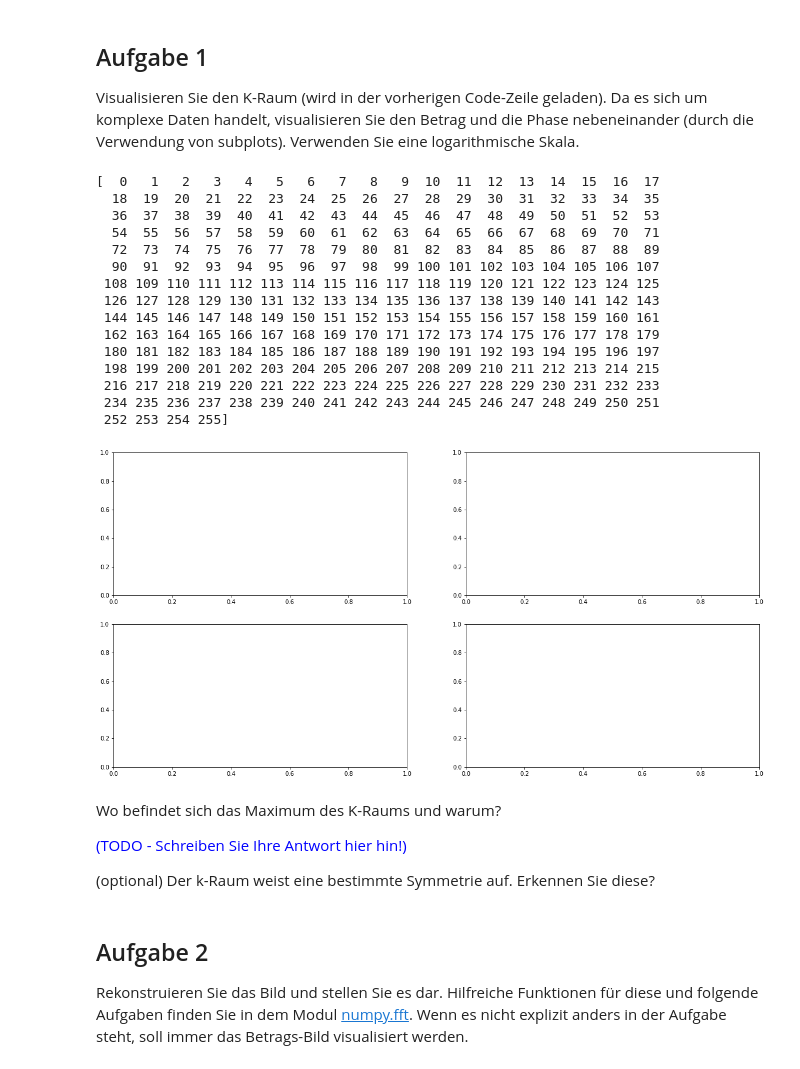
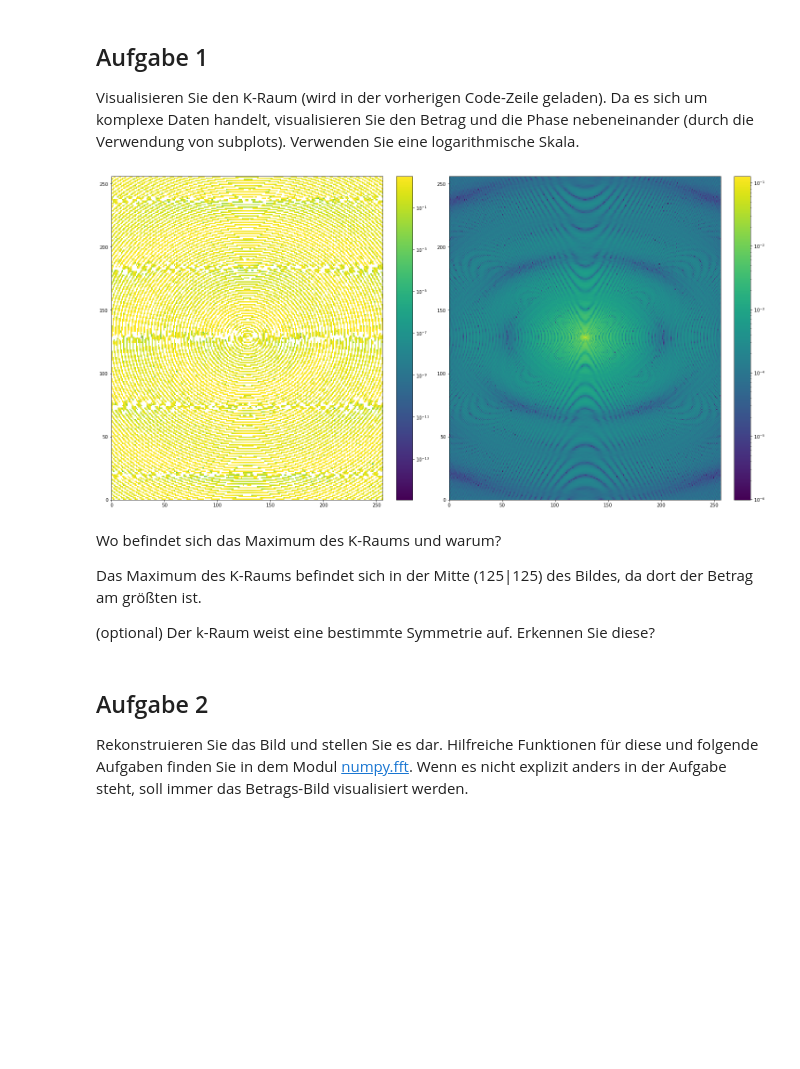
Before and after one commit to DaveMichaelson/Magnetresonanzbildgebung, a Jupyter notebook: aufgabe2/02.ipynb, the cells around one changed output. Drawn from its saved outputs; the diff is of its cells as text; code cells hidden in the pictures; blank space fills up the shorter version.

```diff
--- a/aufgabe2/02.ipynb
+++ b/aufgabe2/02.ipynb
@@ -18,35 +19,29 @@ In einigen Aufgaben wählen Sie selbsständig Werte, um Funktionen aufzurufen. S
 ## Aufgabe 1
 
 Visualisieren Sie den K-Raum (wird in der vorherigen Code-Zeile geladen). Da es sich um komplexe Daten handelt, visualisieren Sie den Betrag und die Phase nebeneinander (durch die Verwendung von subplots). Verwenden Sie eine logarithmische Skala.
-# %%
-# K-Raum visualisieren
-angle_kspace  = np.angle(kspace)
-abs_kspace = np.abs(kspace)
-x = np.arange(256)
-
-# Plotting(
-fig, axes = plt.subplots(2, 2)
-# %% [output]
-[  0   1   2   3   4   5   6   7   8   9  10  11  12  13  14  15  16  17
-  18  19  20  21  22  23  24  25  26  27  28  29  30  31  32  33  34  35
-  36  37  38  39  40  41  42  43  44  45  46  47  48  49  50  51  52  53
-  54  55  56  57  58  59  60  61  62  63  64  65  66  67  68  69  70  71
-  72  73  74  75  76  77  78  79  80  81  82  83  84  85  86  87  88  89
-  90  91  92  93  94  95  96  97  98  99 100 101 102 103 104 105 106 107
- 108 109 110 111 112 113 114 115 116 117 118 119 120 121 122 123 124 125
- 126 127 128 129 130 131 132 133 134 135 136 137 138 139 140 141 142 143
- 144 145 146 147 148 149 150 151 152 153 154 155 156 157 158 159 160 161
- 162 163 164 165 166 167 168 169 170 171 172 173 174 175 176 177 178 179
- 180 181 182 183 184 185 186 187 188 189 190 191 192 193 194 195 196 197
- 198 199 200 201 202 203 204 205 206 207 208 209 210 211 212 213 214 215
- 216 217 218 219 220 221 222 223 224 225 226 227 228 229 230 231 232 233
- 234 235 236 237 238 239 240 241 242 243 244 245 246 247 248 249 250 251
- 252 253 254 255]
-[figure, removed]
+# %%
+# K-Raum visualisieren
+angle_kspace  = np.angle(kspace)
+abs_kspace = np.abs(kspace)
+
+def plot_colormap(data_list):
+    n = len(data_list)
+    viridis = cm.get_cmap('viridis')
+
+    fig, axs = plt.subplots(1, n, constrained_layout=True, squeeze=False)
+    for [ax, data] in zip(axs.flat, data_list):
+        psm = ax.pcolormesh(data, cmap=viridis, rasterized=True, norm=colors.LogNorm())
+        fig.colorbar(psm, ax=ax)
+    plt.show()
+
+# Plotting(
+plot_colormap([angle_kspace, abs_kspace])
+# %% [output]
+[figure, added]
 # %% [markdown]
 Wo befindet sich das Maximum des K-Raums und warum?
 
-<span style="color:blue">(TODO - Schreiben Sie Ihre Antwort hier hin!) </span>
+Das Maximum des K-Raums befindet sich in der Mitte (125|125) des Bildes, da dort der Betrag am größten ist.
 
 (optional) Der k-Raum weist eine bestimmte Symmetrie auf. Erkennen Sie diese?
 # %% [markdown]
```
Also changed, not shown: parts of 1 cell of this notebook.
